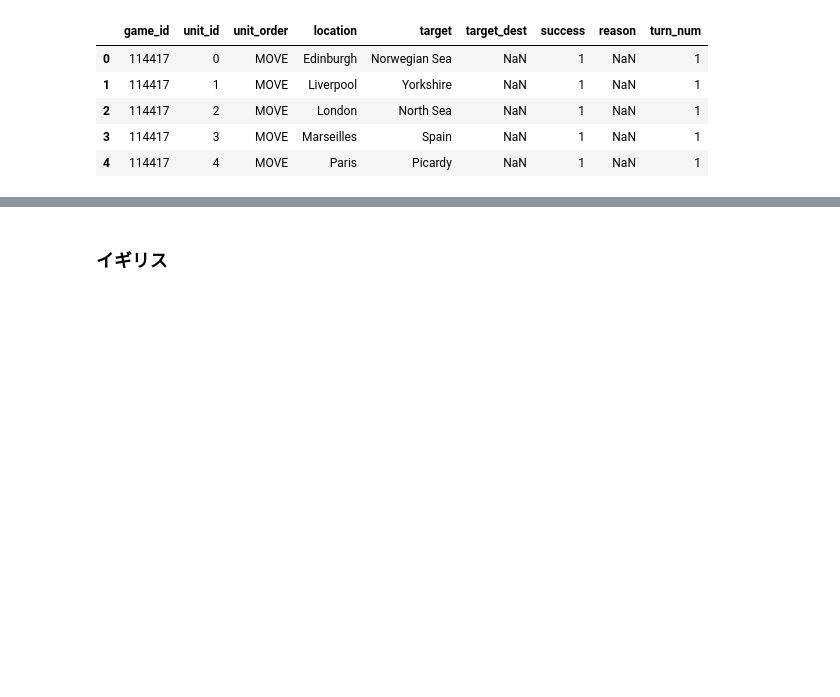
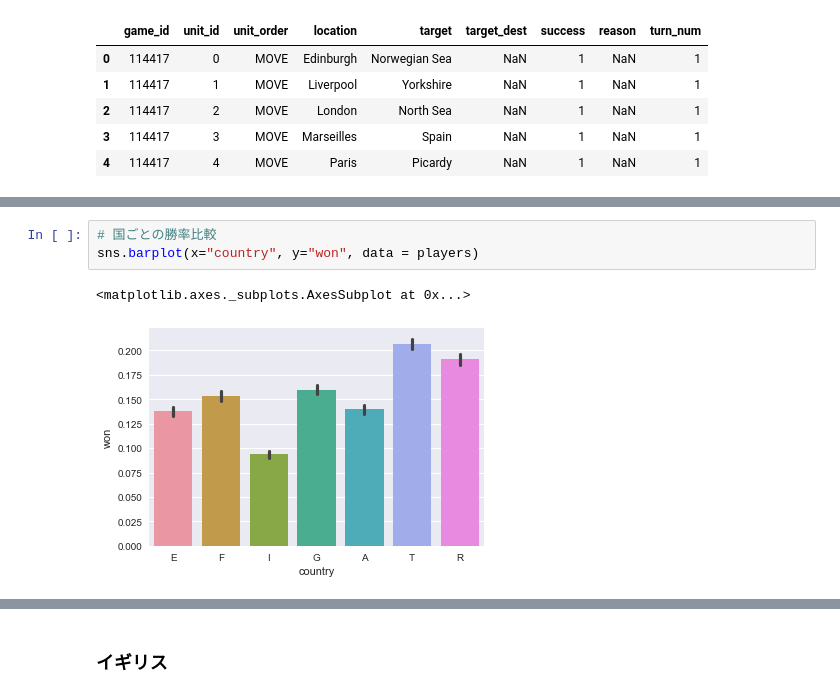
Before and after one commit to sorashido/DiplomacyPredict, a Jupyter notebook: src/v2.ipynb, the cells around one changed output, grey strips where cells are left out. Drawn from its saved outputs; the diff is of its cells as text; blank space fills up the shorter version.

```diff
--- a/src/v2.ipynb
+++ b/src/v2.ipynb
@@ -27,0 +77,6 @@ orders.head()
+# %%
+# 国ごとの勝率比較
+sns.barplot(x="country", y="won", data = players)
+# %% [output]
+<matplotlib.axes._subplots.AxesSubplot at 0x...>
+[figure, added]
```
Also changed, not shown: parts of 11 cells of this notebook.
